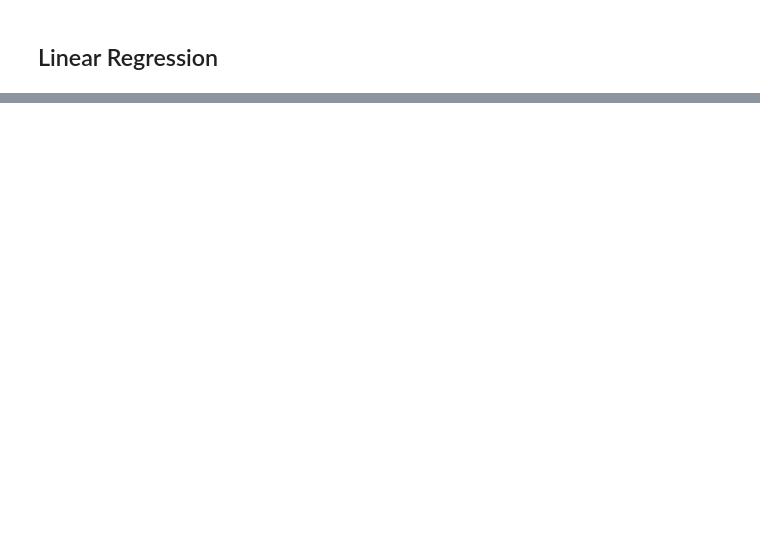
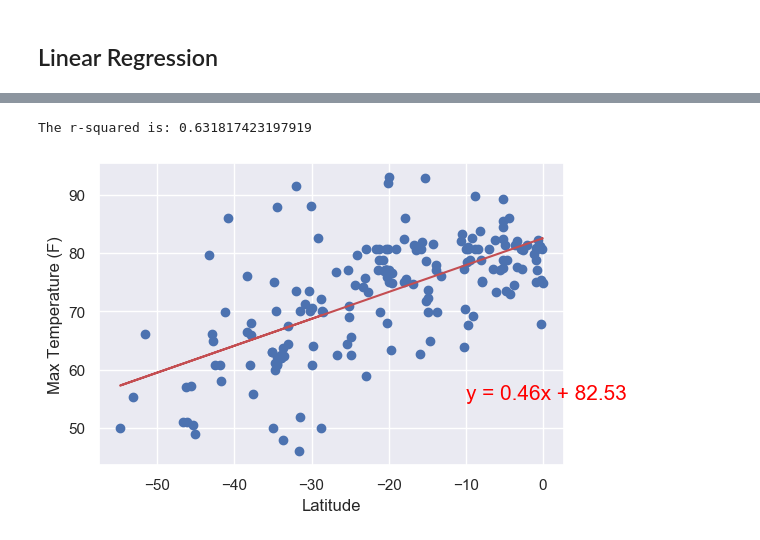
Before and after one commit to Shockman1000/Unit-6, a Jupyter notebook: WeatherPy.ipynb, the cells around one changed output, grey strips where cells are left out. Drawn from its saved outputs; the diff is of its cells as text; code cells hidden in the pictures; blank space fills up the shorter version.

```diff
--- a/WeatherPy.ipynb
+++ b/WeatherPy.ipynb
@@ -199,0 +227,3 @@ None
+# %%
+s_df = df.loc[df["Latitude"]<0]
+s_df.head(10)
@@ -199,0 +262,8 @@ None
+# %%
+x_values = s_df["Latitude"]
+y_values = s_df["Max Temperature (F)"]
+linearplot(x_values,y_values,"Max Temperature (F)",(-10,55))
+#This graph is seeing the relationship between latiude and maxtemperature south of 0 latitude the further away from 0 the lower the tempatutre
+# %% [output]
+The r-squared is: 0.631817423197919
+[figure, added]
```
Also changed, not shown: parts of 16 cells of this notebook, 6 other files.
